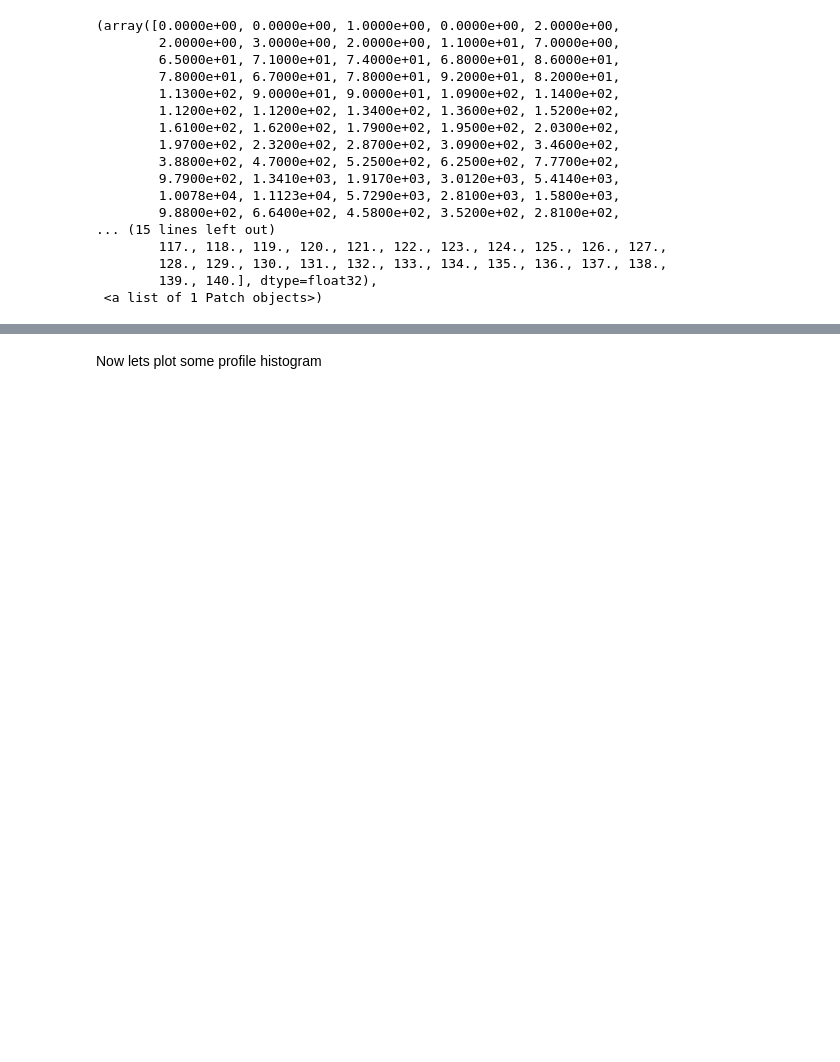
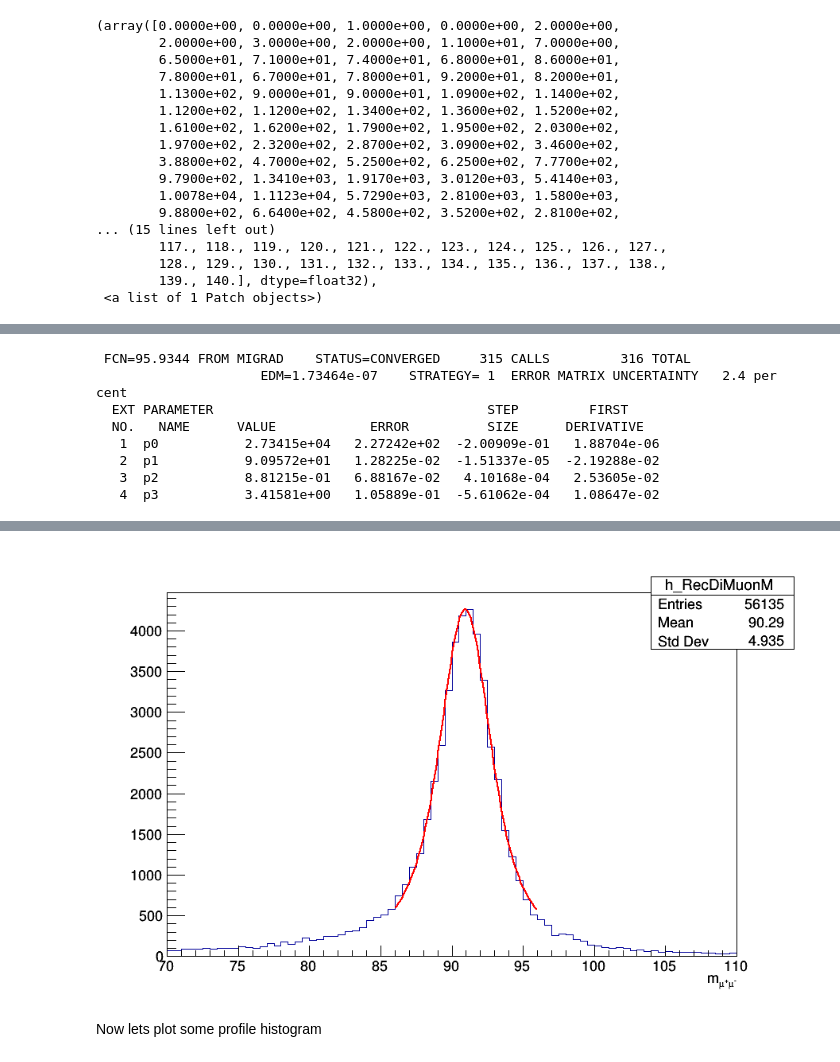
Before and after one commit to Taiantuia/MuonHATSatLPC2020, a Jupyter notebook: Exercise-2-Muon-momentum-scale-and-resolution-corrections.ipynb, the cells around one changed output, grey strips where cells are left out. Saved outputs shown, nothing was run; the diff lists cells and outputs as text; code cells hidden in the pictures; blank space fills up the shorter version.

Commit message:
voigt fit added

```diff
--- a/Exercise-2-Muon-momentum-scale-and-resolution-corrections.ipynb
+++ b/Exercise-2-Muon-momentum-scale-and-resolution-corrections.ipynb
@@ -154 +153,22 @@ Warning in <TROOT::Append>: Replacing existing TH1: h_GenDiMuonM (Potential memo
 [figure]
+# %%
+c6 = ROOT.TCanvas("recdimuonmass","",900,600)
+h_RecDiMuonM = ROOT.TH1F("h_RecDiMuonM",";m_{#mu^{+}#mu^{-}};",80,70,110)
+for m in dimuon_p4.mass:
+    h_RecDiMuonM.Fill(m)
+h_RecDiMuonM.Draw()
+c6.Draw()
+f1 = ROOT.TF1("f1", "[0]*TMath::Voigt(x-[1], [2], [3])", 86., 96.);
+f1.SetParameter(1, 91.1876);
+f1.SetParameter(3, 2.4952);
+h_RecDiMuonM.Fit("f1", "", "", 86., 96.);
+c6.Draw()
+# %% [output]
+ FCN=95.9344 FROM MIGRAD    STATUS=CONVERGED     315 CALLS         316 TOTAL
+                     EDM=1.73464e-07    STRATEGY= 1  ERROR MATRIX UNCERTAINTY   2.4 per cent
+  EXT PARAMETER                                   STEP         FIRST
+  NO.   NAME      VALUE            ERROR          SIZE      DERIVATIVE
+   1  p0           2.73415e+04   2.27242e+02  -2.00909e-01   1.88704e-06
+   2  p1           9.09572e+01   1.28225e-02  -1.51337e-05  -2.19288e-02
+   3  p2           8.81215e-01   6.88167e-02   4.10168e-04   2.53605e-02
+   4  p3           3.41581e+00   1.05889e-01  -5.61062e-04   1.08647e-02
@@ -155,3 +176,4 @@ Warning in <TROOT::Append>: Replacing existing TH1: h_GenDiMuonM (Potential memo
+[figure, added]
 # %% [markdown]
 Now lets plot some profile histogram
 # %%
```
Also changed, not shown: parts of 2 cells of this notebook.
